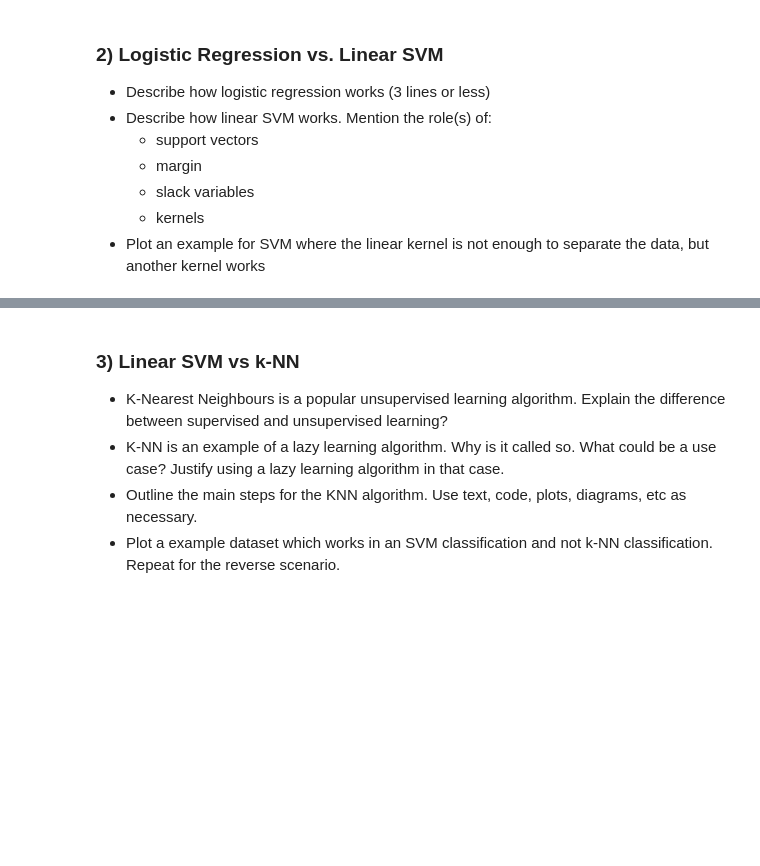
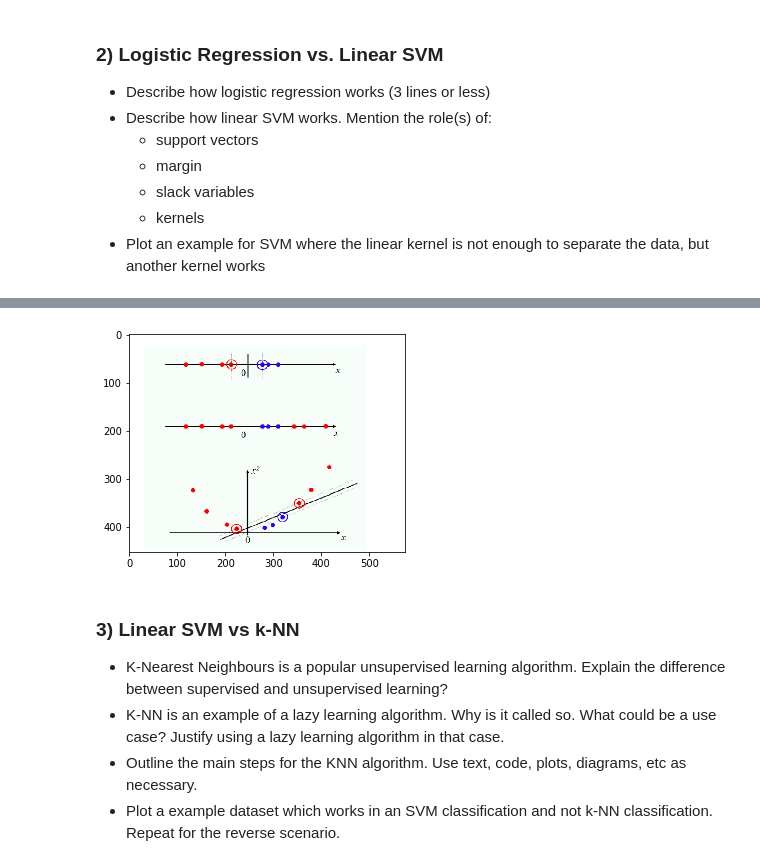
Before and after one commit to McGillAISociety/mais-bootcamp-w2019, a Jupyter notebook: Assignment4/MAIS 202 - Assignment 4.ipynb, the cells around one changed output, grey strips where cells are left out. Cells and saved outputs as stored; diff of their text form; code cells hidden in the pictures; blank space fills up the shorter version.

```diff
--- a/Assignment4/MAIS 202 - Assignment 4.ipynb
+++ b/Assignment4/MAIS 202 - Assignment 4.ipynb
@@ -23,3 +36,11 @@ Congratulations, you have reached the midpoint of the course! The rest of the co
+# %%
+import matplotlib.pyplot as plt
+import matplotlib.image as mpimg
+image = mpimg.imread("/Users/michaelbuchar/Desktop/Non-linear_SVM.png")
+plt.imshow(image)
+plt.show()
+# %% [output]
+[figure, added]
 # %% [markdown]
 ### 3) Linear SVM vs k-NN
 - K-Nearest Neighbours is a popular unsupervised learning algorithm. Explain the difference between supervised and unsupervised learning?
```
Also changed, not shown: parts of 22 cells of this notebook, 1 other file.
